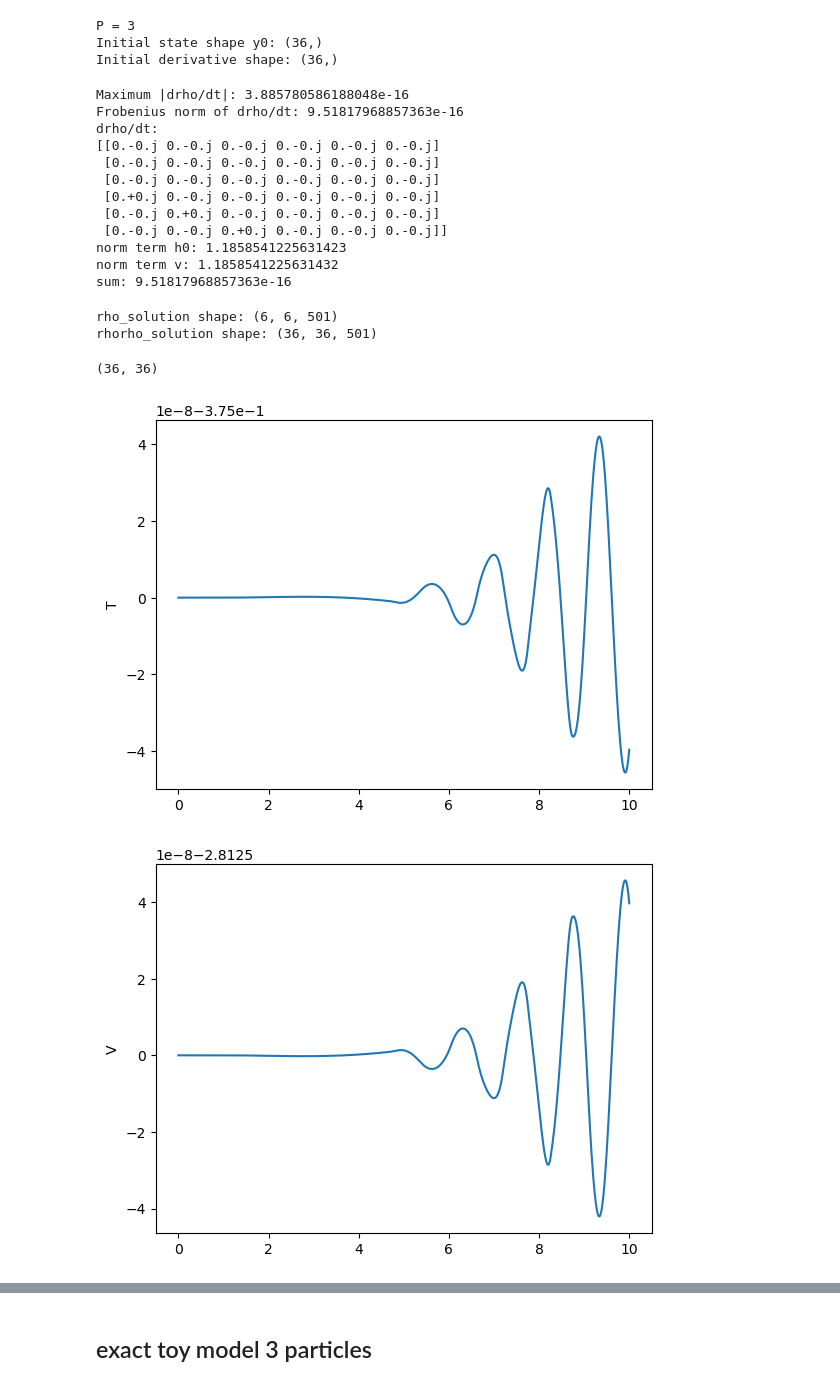
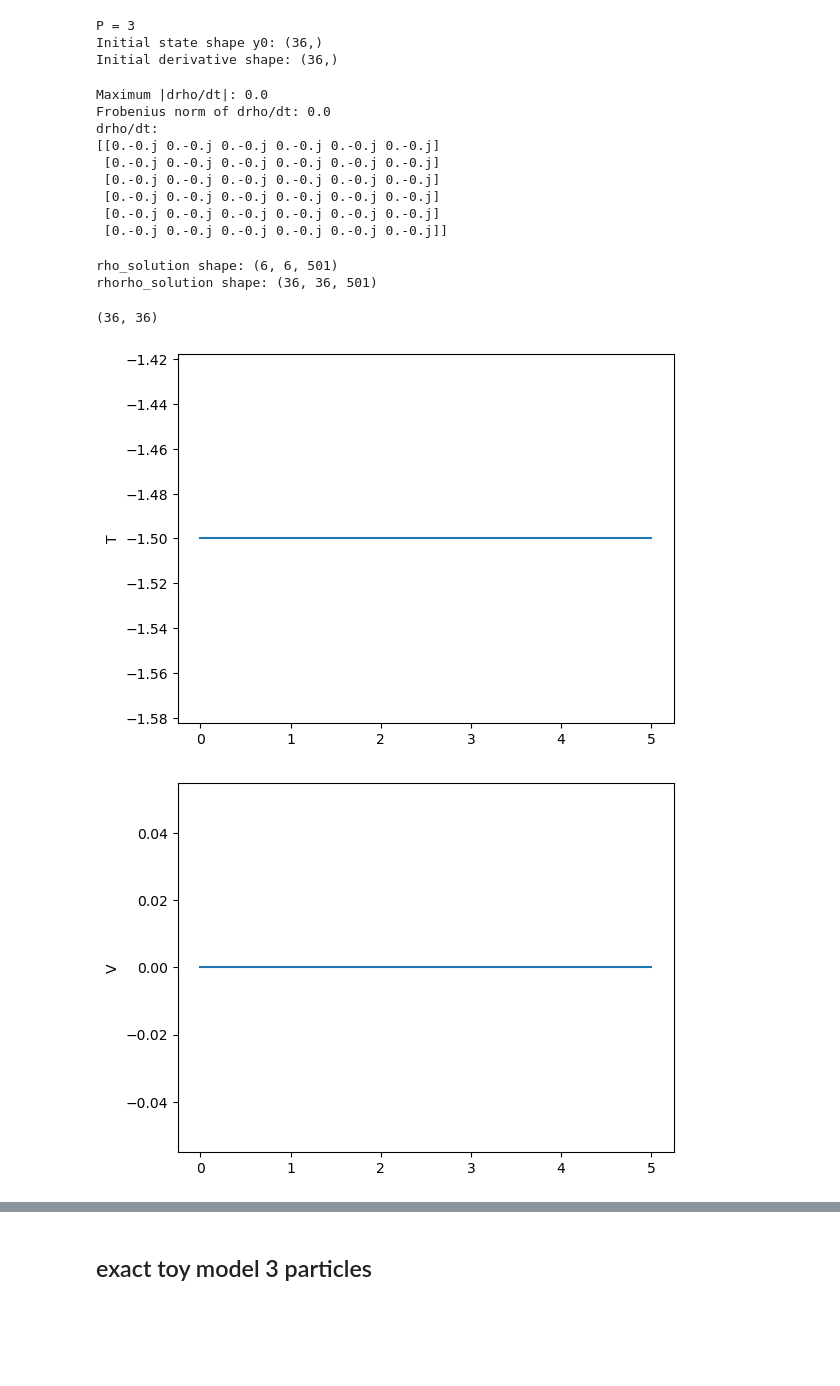
Before and after one commit to annabirke/Honours_entangle_magic, a Jupyter notebook: TDDM_Lipkin_6August.ipynb, the cells around one changed output, grey strips where cells are left out. Cells and saved outputs as stored; diff of their text form; code cells hidden in the pictures; blank space fills up the shorter version.

```diff
--- a/TDDM_Lipkin_6August.ipynb
+++ b/TDDM_Lipkin_6August.ipynb
@@ -692,33 +654,27 @@ def tdhf_termstest(rho):
 # %%
+''' Test initial derivative of rho, ie will it evolve? '''
+
 drho0 = TDHF(0.0, rho0.ravel()).reshape(2*P, 2*P)
 print("Maximum |drho/dt|:", np.max(np.abs(drho0)))
 print("Frobenius norm of drho/dt:", np.linalg.norm(drho0))
 print("drho/dt:")
 print(np.round(drho0, 12))
-
-termh0,termv = tdhf_termstest(rho0)
-print('norm term h0:',np.linalg.norm(termh0))
-print('norm term v:',np.linalg.norm(termv))
-print('sum:', np.linalg.norm(termh0+termv))
 # %% [output]
-Maximum |drho/dt|: 3.885780586188048e-16
-Frobenius norm of drho/dt: 9.51817968857363e-16
+Maximum |drho/dt|: 0.0
+Frobenius norm of drho/dt: 0.0
 drho/dt:
 [[0.-0.j 0.-0.j 0.-0.j 0.-0.j 0.-0.j 0.-0.j]
  [0.-0.j 0.-0.j 0.-0.j 0.-0.j 0.-0.j 0.-0.j]
  [0.-0.j 0.-0.j 0.-0.j 0.-0.j 0.-0.j 0.-0.j]
- [0.+0.j 0.-0.j 0.-0.j 0.-0.j 0.-0.j 0.-0.j]
- [0.-0.j 0.+0.j 0.-0.j 0.-0.j 0.-0.j 0.-0.j]
- [0.-0.j 0.-0.j 0.+0.j 0.-0.j 0.-0.j 0.-0.j]]
-norm term h0: 1.1858541225631423
-norm term v: 1.1858541225631432
-sum: 9.51817968857363e-16
+ [0.-0.j 0.-0.j 0.-0.j 0.-0.j 0.-0.j 0.-0.j]
+ [0.-0.j 0.-0.j 0.-0.j 0.-0.j 0.-0.j 0.-0.j]
+ [0.-0.j 0.-0.j 0.-0.j 0.-0.j 0.-0.j 0.-0.j]]
 # %%
 """
 And now we integrate
 """
 
-t_list = np.linspace(0.0,10.0,501)
+t_list = np.linspace(0.0,5.0,501)
 soln_tdhf = solve_ivp(
     fun=TDHF,
     t_span = (t_list[0],t_list[-1]),
@@ -747,28 +703,28 @@ rhorho_solution shape: (36, 36, 501)
 # %%
 """
 Check energy conservation
 """
-# print(h0())
-print(v().shape)
+# print(Hh0())
+print(Hv().shape)
 
 # kinetic first (1body)
-Ttot = np.trace( np.einsum("ijt,jk->ikt",rho_soln_tdhf,h0()), axis1=0, axis2=1)
+Ttot = np.trace( np.einsum("ijt,jk->ikt",rho_soln_tdhf,Hh0()), axis1=0, axis2=1)
 # now potential (2body)
-Vtot = 0.5*np.trace( np.einsum("ijt,jk->ikt",rhorho_soln_tdhf,v()), axis1=0, axis2=1)
+Vtot = 0.5*np.trace( np.einsum("ijt,jk->ikt",rhorho_soln_tdhf,Hv()), axis1=0, axis2=1)
 # print(f'V: {V[0].real:.3f},{V[100].real:.3f},{V[200].real:.3f}')
 Etot = Ttot + Vtot
 
 plt.plot(soln_tdhf.t,Ttot)
 plt.ylabel('T')
 plt.show()
 plt.plot(soln_tdhf.t,Vtot)
 plt.ylabel('V')
 plt.show()
 
 plt.plot(soln_tdhf.t,Etot)
 plt.ylabel('E')
 plt.show()
 # %% [output]
 (36, 36)
-[figure, old version]
+[figure, new version]
-[figure, old version]
+[figure, new version]
```
Also changed, not shown: parts of 20 cells of this notebook, 4 other files.
